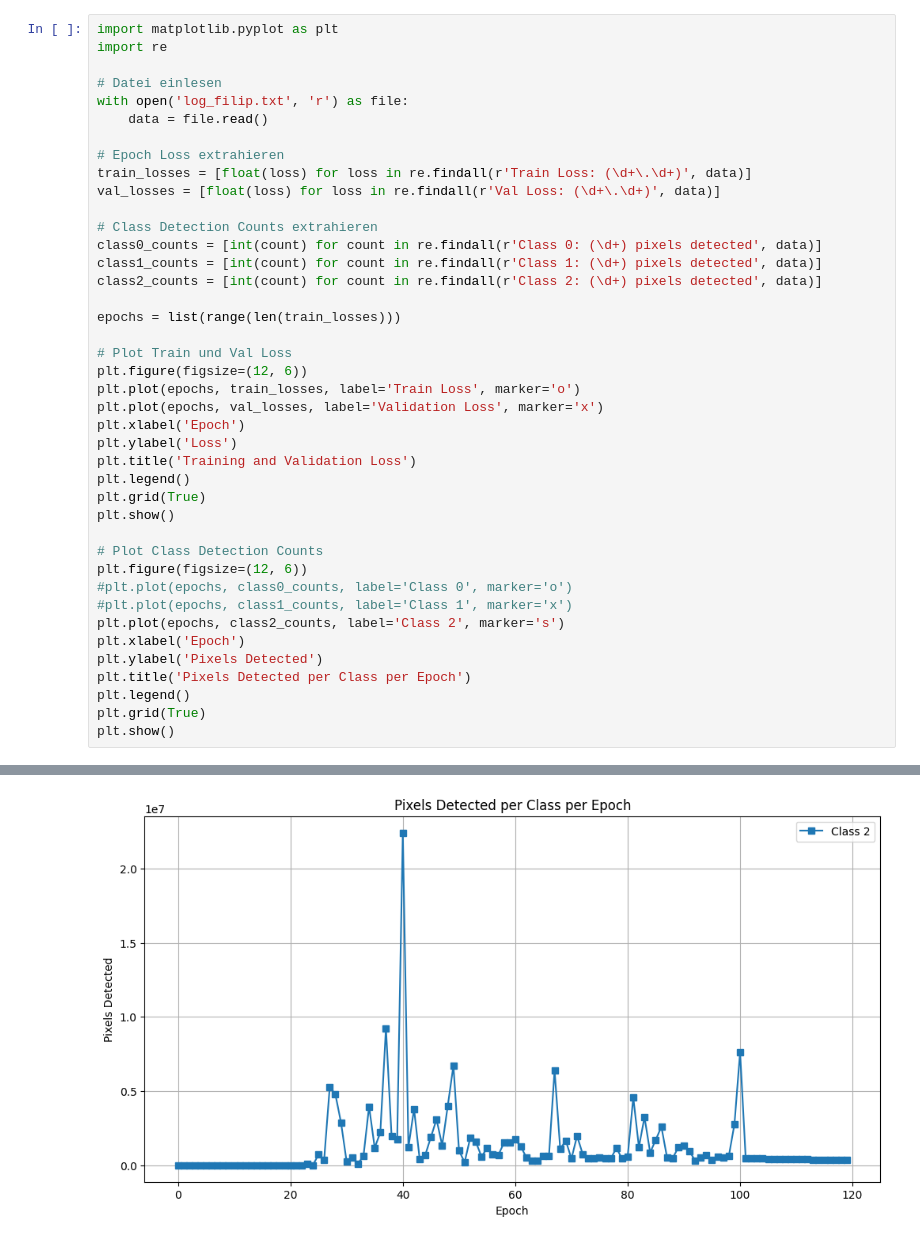
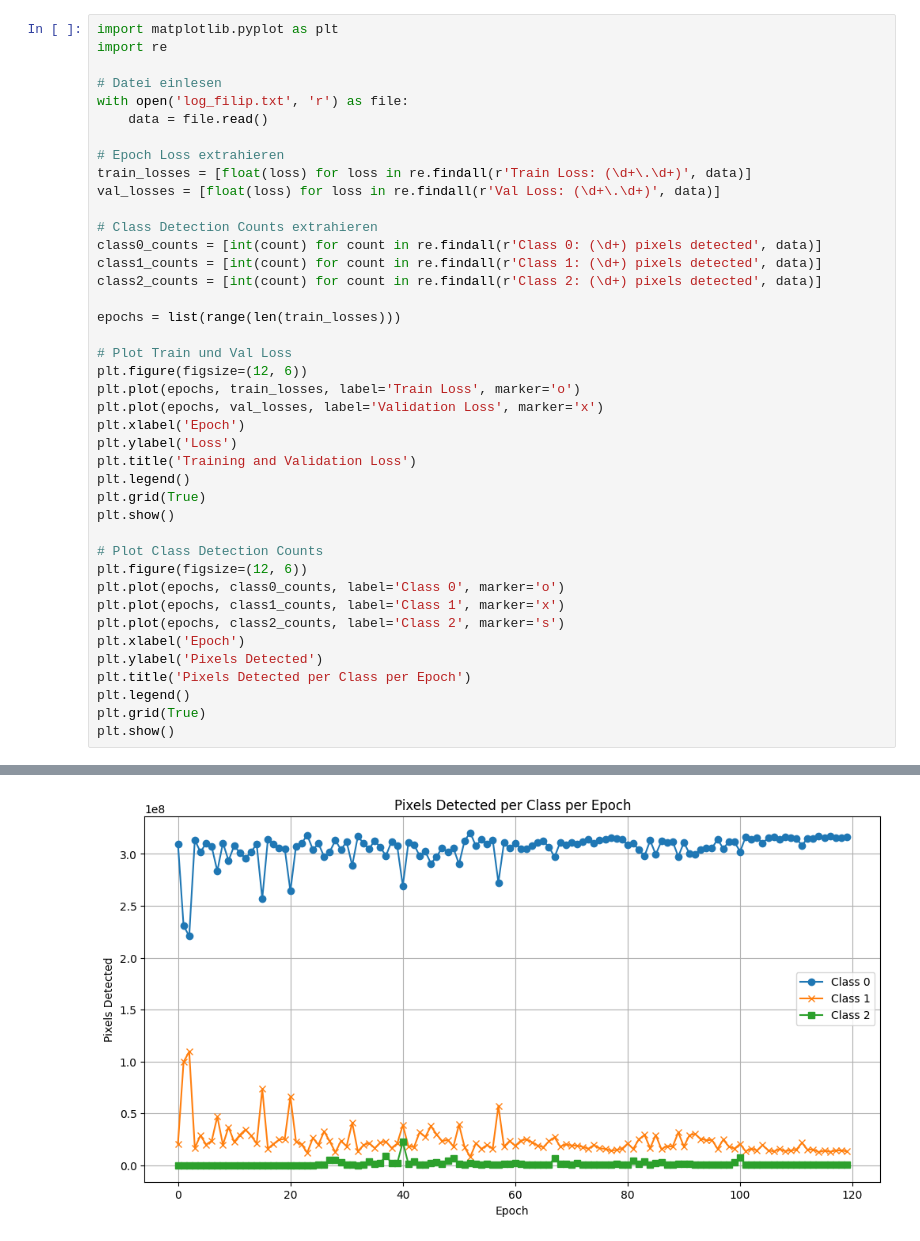
Before and after one commit to frothaut/thesis, a Jupyter notebook: predict_cnn.ipynb, the cells around one changed output, grey strips where cells are left out. Saved outputs shown, nothing was run; the diff lists cells and outputs as text.

```diff
--- a/predict_cnn.ipynb
+++ b/predict_cnn.ipynb
@@ -12,33 +12,33 @@ val_losses = [float(loss) for loss in re.findall(r'Val Loss: (\d+\.\d+)', data)]
 
 # Class Detection Counts extrahieren
 class0_counts = [int(count) for count in re.findall(r'Class 0: (\d+) pixels detected', data)]
 class1_counts = [int(count) for count in re.findall(r'Class 1: (\d+) pixels detected', data)]
 class2_counts = [int(count) for count in re.findall(r'Class 2: (\d+) pixels detected', data)]
 
 epochs = list(range(len(train_losses)))
 
 # Plot Train und Val Loss
 plt.figure(figsize=(12, 6))
 plt.plot(epochs, train_losses, label='Train Loss', marker='o')
 plt.plot(epochs, val_losses, label='Validation Loss', marker='x')
 plt.xlabel('Epoch')
 plt.ylabel('Loss')
 plt.title('Training and Validation Loss')
 plt.legend()
 plt.grid(True)
 plt.show()
 
 # Plot Class Detection Counts
 plt.figure(figsize=(12, 6))
-#plt.plot(epochs, class0_counts, label='Class 0', marker='o')
-#plt.plot(epochs, class1_counts, label='Class 1', marker='x')
+plt.plot(epochs, class0_counts, label='Class 0', marker='o')
+plt.plot(epochs, class1_counts, label='Class 1', marker='x')
 plt.plot(epochs, class2_counts, label='Class 2', marker='s')
 plt.xlabel('Epoch')
 plt.ylabel('Pixels Detected')
 plt.title('Pixels Detected per Class per Epoch')
 plt.legend()
 plt.grid(True)
 plt.show()
 # %% [output]
 [figure]
-[figure, old version]
+[figure, new version]
```
Also changed, not shown: 2 other files.
